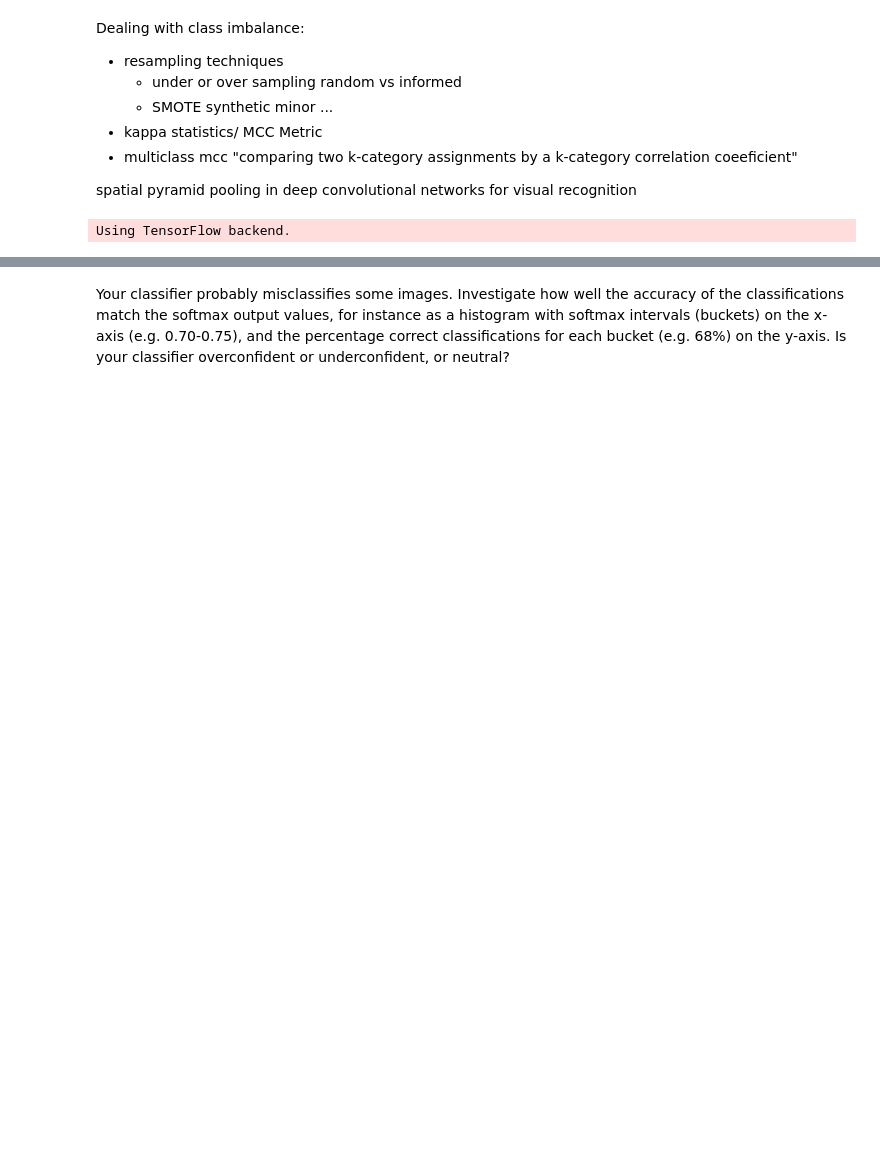
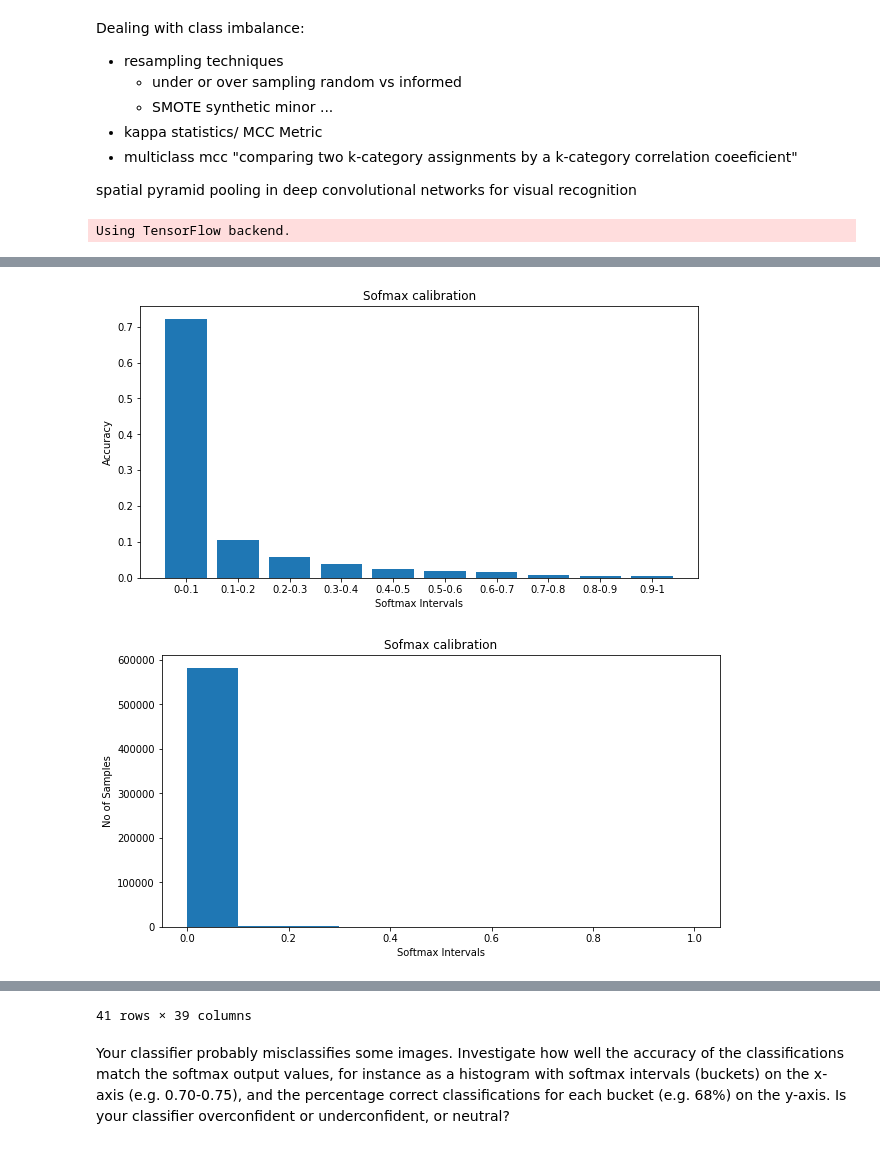
Before and after one commit to FM-uib/INF368, a Jupyter notebook: Ex1/Assignment 1.ipynb, the cells around one changed output, grey strips where cells are left out. Saved outputs shown, nothing was run; the diff lists cells and outputs as text; code cells hidden in the pictures; blank space fills up the shorter version.

```diff
--- a/Ex1/Assignment 1.ipynb
+++ b/Ex1/Assignment 1.ipynb
@@ -251,13 +238,3 @@ y_re
-# %%
-#import keras_metrics
-#metrics=[keras_metrics.precision(), keras_metrics.recall()
-b = {}
-for i in list(np.array(x_re)):
-    b[i] = b.get(i,0) + 1
-
-dict((k, v) for k, v in b.items() if v > 1)
-
-#x_re
 # %%
 from keras.applications.inception_v3 import InceptionV3
 from keras.preprocessing import image
@@ -280,9 +257,3 @@ model = Model(inputs=base_model.input, outputs=predictions)
 
 for layer in base_model.layers:
     layer.trainable = False
-# %%
-batch_size=30
-#num_training_samples=len(files)
-
-files, classes, dict_classes =  fetch_data_set('./data/test')
-split = split_data_train_validation_test(files, classes, .1, .25, 666)
@@ -294,10 +260,3 @@ pd.crosstab(np.array([dict_classes[i] for i in split[5]]), (test_pred), rownames
-# %%
-#[dict_classes[i] for i in split[1]]
-import pandas as pd
-model_pred = model.predict_generator(generator = test_batch, steps = (len(split[4]) // batch_size))
-#test_actu = np.argmax([dict_classes[i] for i in split[5]], axis = 1, out = None)
-test_pred = np.argmax(model_pred, axis = 1, out = None)
-pd.crosstab(split[5], test_pred, rownames=['Actual'], colnames=['Predicted'], margins=True)
 # %%
 from keras.callbacks import EarlyStopping, LearningRateScheduler, ModelCheckpoint
 
@@ -313,13 +272,13 @@ training_batch = MY_Gen(split[0], split[1], batch_size, shuffle = True, train =
 validation_batch = MY_Gen(split[2], split[3], batch_size, shuffle = True, train = True)
 test_batch = MY_Gen(split[4], split[5], batch_size, shuffle = False, train = False)
 
-lr_policy = step_decay_schedule(base_lr=0.01, decay_factor=0.75, step_decay=10)
+lr_policy = step_decay_schedule()
 callback_list = [lr_policy]
 callback_list.append(EarlyStopping(monitor='val_loss',
                                    min_delta=0,
-                                   patience=0,
+                                   patience=5,
                                    verbose=0,
-                                   mode='auto',
+                                   mode='min',
                                    baseline=None,
                                    restore_best_weights=False))
 callback_list.append(ModelCheckpoint("./checkpoints/model_{epoch:02d}.hdf5",
@@ -369,31 +319,34 @@ def plot_cm_calib(model, data, labels, OH_enc, dict_classes, batch_size = 100):
 #test_actu = OH_enc.inverse_transform(split[5]).flatten()
     test_pred = [t[i] for i in np.argmax(model_pred, axis = 1, out = None)]
     cm = pd.crosstab(np.array(labels), np.array(test_pred), rownames=['Actual'], colnames=['Predicted'], margins=True)
 
     bins = np.arange(0,1.1,0.1)
     acc = np.zeros([10,1])
     pred = model_pred
     actu = np.array(test_pred) == np.array(labels)
     actu = actu.reshape([len(data),1])
     for i in range(len(bins)-1):
         pred = pred*(OH_enc.transform(np.array(labels).reshape(-1,1)).toarray() == 1)
         tmp = ((pred > bins[i]) & (pred < bins[i+1]))
         if sum(tmp.flatten()) == 0:
             acc[i] = 0
         else:
             acc[i] = np.sum(tmp)/np.sum(pred > 0)
     plt.figure(figsize=(10,5))
     plt.bar(np.arange(0,10,1), height = acc.flatten())
     plt.xticks(np.arange(0,10,1), ['0-0.1','0.1-0.2','0.2-0.3','0.3-0.4','0.4-0.5','0.5-0.6','0.6-0.7','0.7-0.8','0.8-0.9','0.9-1'])
     plt.xlabel("Softmax Intervals")
     plt.ylabel("Accuracy")
     plt.title("Sofmax calibration")
     plt.show()
     plt.figure(figsize=(10,5))
     plt.hist(pred.flatten(), range = (0,1))
     plt.xlabel("Softmax Intervals")
     plt.ylabel("No of Samples")
     plt.title("Sofmax calibration")
     plt.show()
     return cm
-plot_cm_calib(model, split[2], split[3], OH_enc, dict_classes, batch_size = 75)
+plot_cm_calib(model, split[4], split[5], OH_enc, dict_classes, batch_size = 8)
+# %% [output]
+[figure, added]
+[figure, added]
@@ -400,3 +371,4 @@ plot_cm_calib(model, split[2], split[3], OH_enc, dict_classes, batch_size = 75)
+41 rows × 39 columns
 # %% [markdown]
 Your classifier probably misclassifies some images. Investigate how well the accuracy of the
 classifications match the softmax output values, for instance as a histogram with softmax
```
Also changed, not shown: parts of 32 cells of this notebook.
